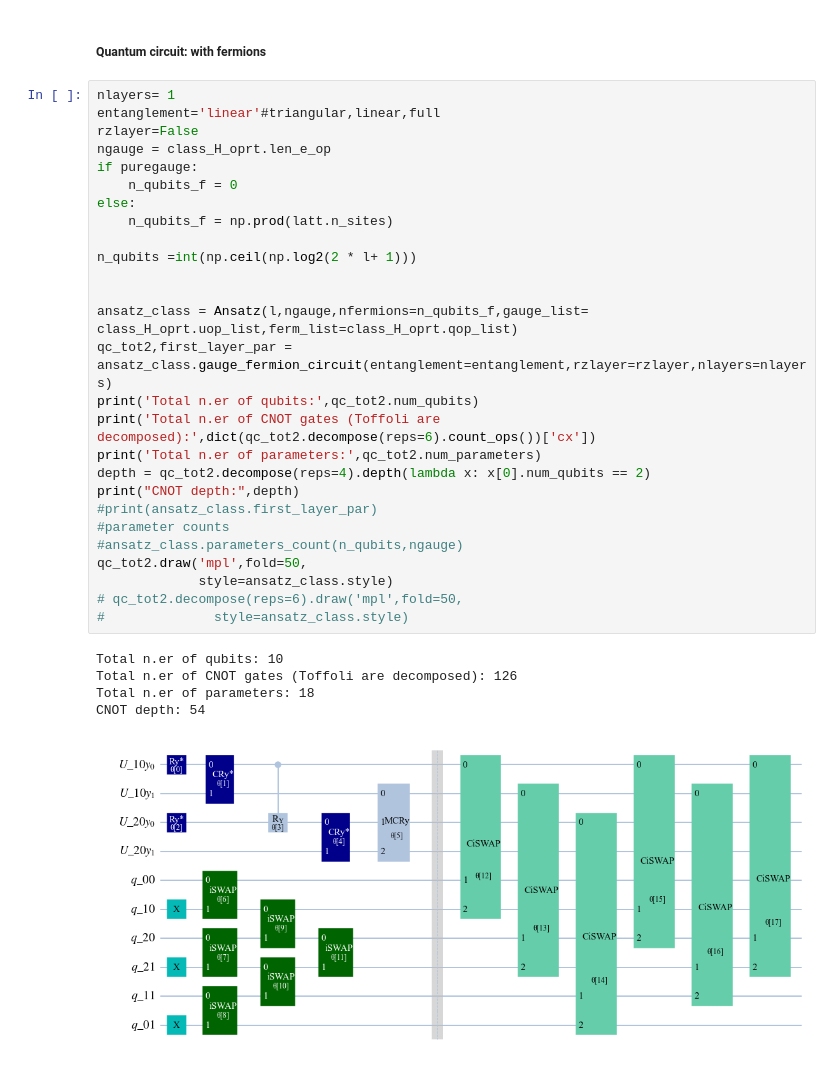
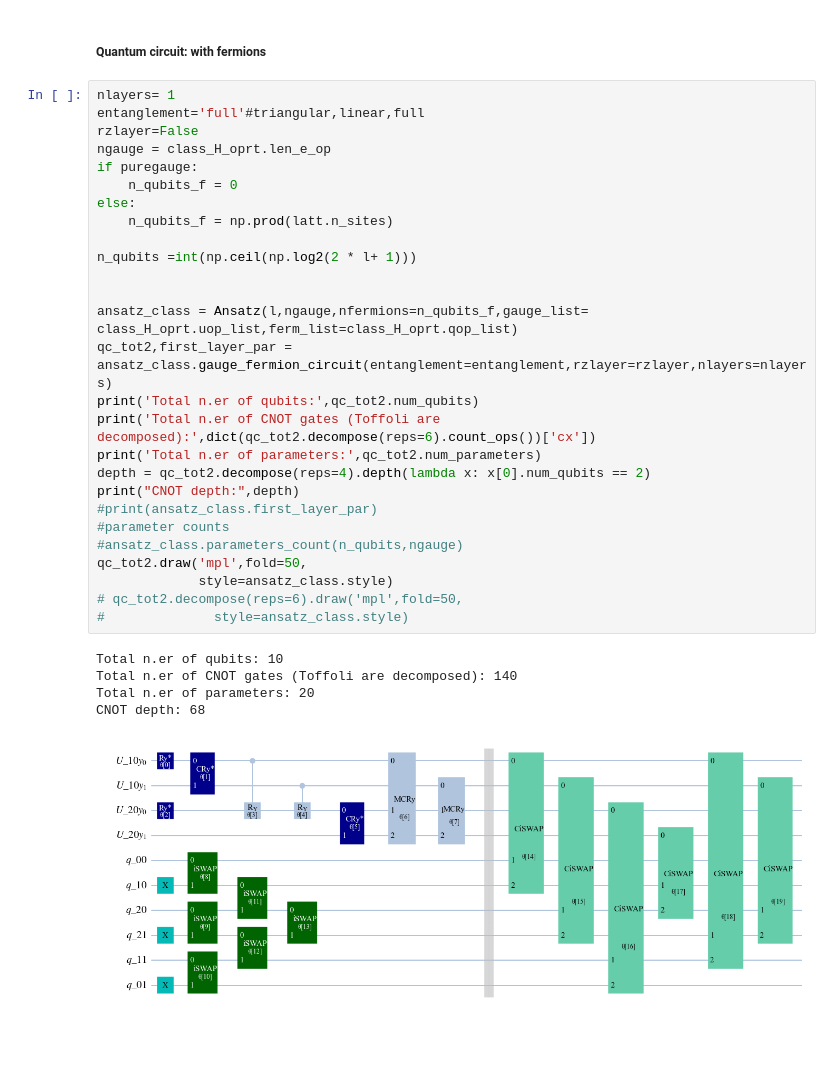
Before and after one commit to ariannacrippa/QC_lattice_H, a Jupyter notebook: notebooks/Quantinuum/static_potential_fermions.ipynb, the cells around one changed output. Saved outputs shown, nothing was run; the diff lists cells and outputs as text; blank space fills up the shorter version.

```diff
--- a/notebooks/Quantinuum/static_potential_fermions.ipynb
+++ b/notebooks/Quantinuum/static_potential_fermions.ipynb
@@ -206,34 +206,34 @@ qubit7:q_01
 ##### Quantum circuit: with fermions
 # %%
 nlayers= 1
-entanglement='linear'#triangular,linear,full
+entanglement='full'#triangular,linear,full
 rzlayer=False
 ngauge = class_H_oprt.len_e_op
 if puregauge:
     n_qubits_f = 0
 else:
     n_qubits_f = np.prod(latt.n_sites)
 
 n_qubits =int(np.ceil(np.log2(2 * l+ 1)))
 
 
 ansatz_class = Ansatz(l,ngauge,nfermions=n_qubits_f,gauge_list= class_H_oprt.uop_list,ferm_list=class_H_oprt.qop_list)
 qc_tot2,first_layer_par = ansatz_class.gauge_fermion_circuit(entanglement=entanglement,rzlayer=rzlayer,nlayers=nlayers)
 print('Total n.er of qubits:',qc_tot2.num_qubits)
 print('Total n.er of CNOT gates (Toffoli are decomposed):',dict(qc_tot2.decompose(reps=6).count_ops())['cx'])
 print('Total n.er of parameters:',qc_tot2.num_parameters)
 depth = qc_tot2.decompose(reps=4).depth(lambda x: x[0].num_qubits == 2)
 print("CNOT depth:",depth)
 #print(ansatz_class.first_layer_par)
 #parameter counts
 #ansatz_class.parameters_count(n_qubits,ngauge)
 qc_tot2.draw('mpl',fold=50,
              style=ansatz_class.style)
 # qc_tot2.decompose(reps=6).draw('mpl',fold=50,
 #              style=ansatz_class.style)
 # %% [output]
 Total n.er of qubits: 10
-Total n.er of CNOT gates (Toffoli are decomposed): 126
-Total n.er of parameters: 18
-CNOT depth: 54
+Total n.er of CNOT gates (Toffoli are decomposed): 140
+Total n.er of parameters: 20
+CNOT depth: 68
-[figure, old version]
+[figure, new version]
```
Also changed, not shown: parts of 26 cells of this notebook, 2 other files.
